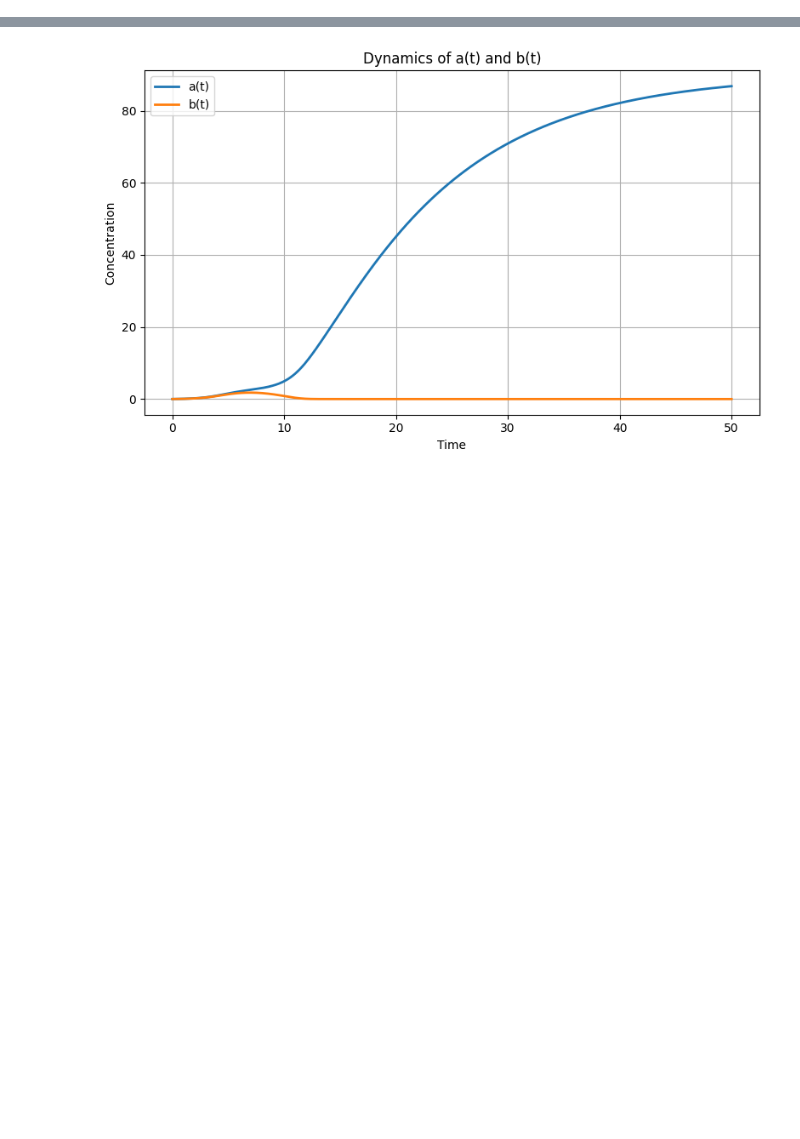
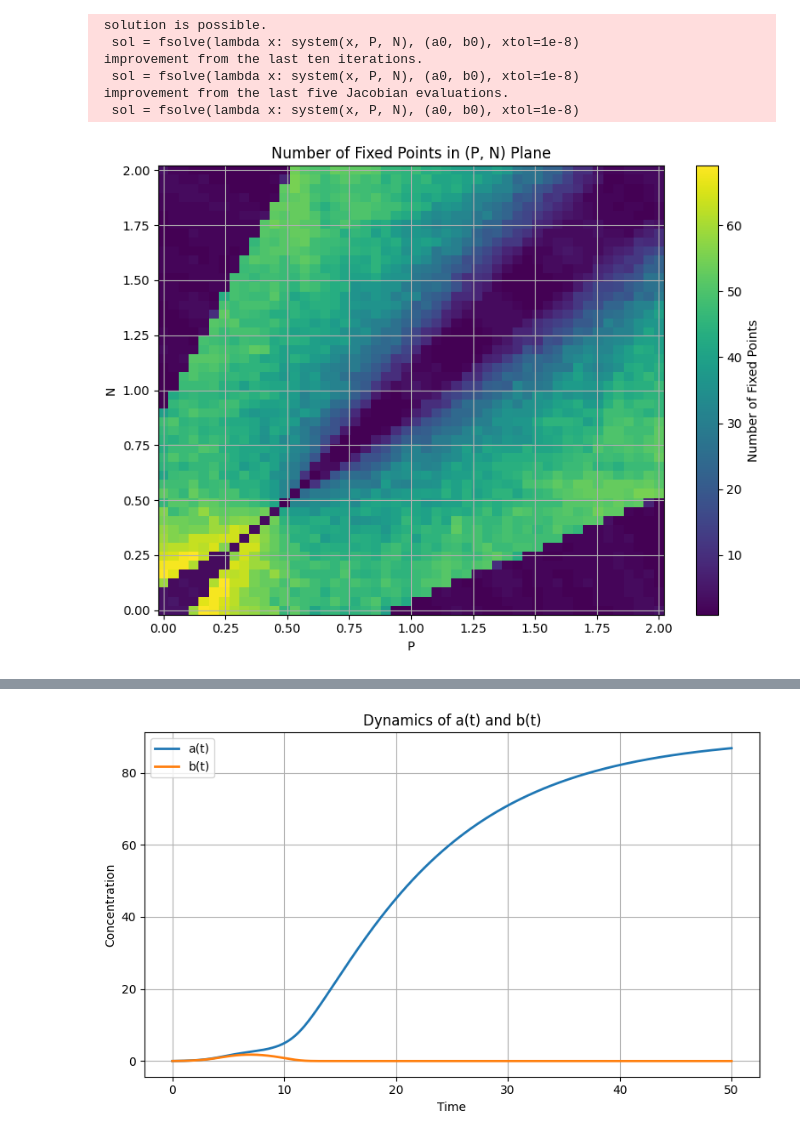
Before and after one commit to Aeronobase/Code-neural-network-with-CRNs, a Jupyter notebook: Sym Neuron-Rondelez_1.ipynb, the cells around one changed output, grey strips where cells are left out. Cells and saved outputs as stored; diff of their text form; code cells hidden in the pictures; blank space fills up the shorter version.

```diff
--- a/Sym Neuron-Rondelez_1.ipynb
+++ b/Sym Neuron-Rondelez_1.ipynb
@@ -2,0 +635,74 @@
+# %%
+import numpy as np
+from scipy.optimize import fsolve
+import matplotlib.pyplot as plt
+from tqdm import tqdm
+# === PARAMETERS ===
+eta = 0.1
+mu = 0.2
+ka = 1.0
+kb = 1.0
+lambdaa = 1.0
+lambdab = 1.0
+
+# === SYSTEM EQUATIONS ===
+def fa(a, b, P):
+    return (P - eta * a - mu * a * b) * (1 + ka * a) + lambdaa * a
+
+def fb(a, b, N):
+    return (N - eta * b - mu * a * b) * (1 + kb * b) + lambdab * b
+
+def system(x, P, N):
+    a, b = x
+    return [fa(a, b, P), fb(a, b, N)]
+
+# === FIXED POINT SOLVER ===
+def find_fixed_points(P, N, grid_density=10):
+    a_guesses = np.linspace(0.01, 5, grid_density)
+    b_guesses = np.linspace(0.01, 5, grid_density)
+
+    fixed_points = []
+
+    for a0 in a_guesses:
+        for b0 in b_guesses:
+            try:
+                sol = fsolve(lambda x: system(x, P, N), (a0, b0), xtol=1e-8)
+                a_sol, b_sol = np.round(sol, 5)
+                if a_sol >= 0 and b_sol >= 0:
+                    fixed_points.append((a_sol, b_sol))
+            except:
+                continue
+
+    unique_points = list(set(fixed_points))
+    return len(unique_points)
+
+# === GRID SETUP ===
+P_values = np.linspace(0.0, 2.0, 50)
+N_values = np.linspace(0.0, 2.0, 50)
+
+# Initialize matrix to store number of fixed points
+fp_count = np.zeros((len(N_values), len(P_values)))
+
+# Compute fixed point counts on grid
+for i, N in enumerate(tqdm(N_values, desc="Scanning N")):
+    for j, P in enumerate(P_values):
+        fp_count[i, j] = find_fixed_points(P, N, grid_density=10)
+
+# === PLOT ===
+plt.figure(figsize=(8, 6))
+pcm = plt.pcolormesh(P_values, N_values, fp_count, cmap='viridis', shading='auto')
+plt.colorbar(pcm, label='Number of Fixed Points')
+plt.xlabel("P")
+plt.ylabel("N")
+plt.title("Number of Fixed Points in (P, N) Plane")
+plt.grid(True)
+plt.tight_layout()
+plt.show()
+# %% [output]
+ solution is possible.
+  sol = fsolve(lambda x: system(x, P, N), (a0, b0), xtol=1e-8)
+ improvement from the last ten iterations.
+  sol = fsolve(lambda x: system(x, P, N), (a0, b0), xtol=1e-8)
+ improvement from the last five Jacobian evaluations.
+  sol = fsolve(lambda x: system(x, P, N), (a0, b0), xtol=1e-8)
+[figure, added]
```
Also changed, not shown: parts of 22 cells of this notebook, 4 other files.
